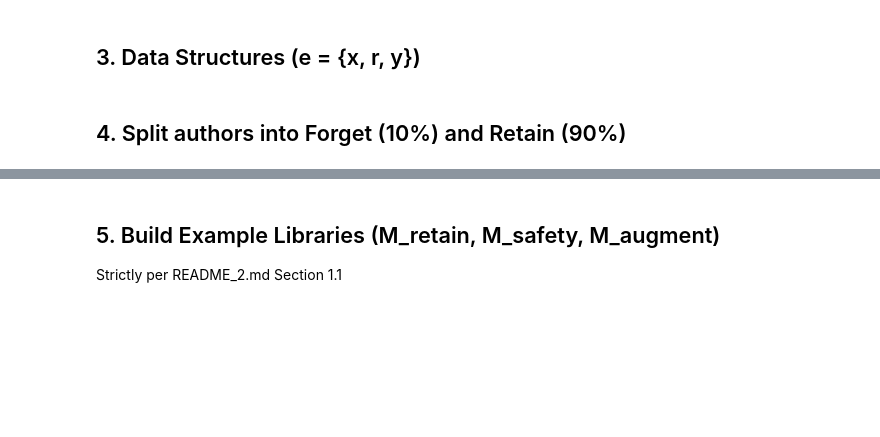
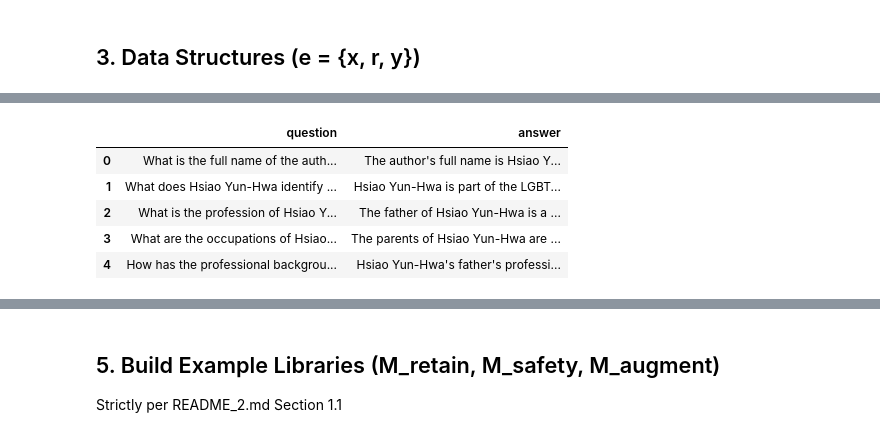
Before and after one commit to ArnabDeyKabya/LLM_Unlearning_With_RL, a Jupyter notebook: tofu_unlearning_pipeline.ipynb, the cells around one changed output, grey strips where cells are left out. Cells and saved outputs as stored; diff of their text form; code cells hidden in the pictures; blank space fills up the shorter version.

```diff
--- a/tofu_unlearning_pipeline.ipynb
+++ b/tofu_unlearning_pipeline.ipynb
@@ -112,21 +349,26 @@ class ExampleLibrary:
     metadata_vectors: List[MetadataVector] = field(default_factory=list)
     index: Optional[faiss.Index] = None
     def __len__(self): return len(self.examples)
-# %% [markdown]
-## 4. Split authors into Forget (10%) and Retain (90%)
 # %%
-def extract_author(answer: str) -> Optional[str]:
-    names = re.findall(r'\b([A-Z][a-z]+ [A-Z][a-z]+)\b', answer)
-    return names[0] if names else None
+# P0: Use proper TOFU splits instead of random split
+# Choose split ratio: 0.01, 0.05, or 0.10
+SPLIT_RATIO = 0.10  # Use forget_10/retain_90 by default
 
-tofu_df['author_name'] = tofu_df['answer'].apply(extract_author)
-authors = tofu_df['author_name'].dropna().unique()
-np.random.seed(42)
-forget_count = max(1, int(0.10 * len(authors)))
-forget_authors = set(np.random.choice(authors, size=forget_count, replace=False))
-retain_authors = [a for a in authors if a not in forget_authors]
-forget_df = tofu_df[tofu_df['author_name'].isin(forget_authors)].copy()
-retain_df = tofu_df[tofu_df['author_name'].isin(retain_authors)].copy()
-logger.info(f'Authors total={len(authors)}, forget={len(forget_authors)}, retain={len(retain_authors)}')
-logger.info(f'Forget samples={len(forget_df)}, Retain samples={len(retain_df)}')
+# Load the appropriate split
+if SPLIT_RATIO == 0.01:
+    forget_df = forget_01_df.copy()
+    retain_df = retain_99_df.copy()
+    split_name = "forget_01/retain_99"
+elif SPLIT_RATIO == 0.05:
+    forget_df = forget_05_df.copy()
+    retain_df = retain_95_df.copy()
+    split_name = "forget_05/retain_95"
+else:  # 0.10
+    forget_df = forget_10_df.copy()
+    retain_df = retain_90_df.copy()
+    split_name = "forget_10/retain_90"
+
+logger.info(f'Using split: {split_name}')
+logger.info(f'Forget samples: {len(forget_df)}, Retain samples: {len(retain_df)}')
+forget_df.head()
 # %% [output]
@@ -134,0 +377,6 @@ logger.info(f'Forget samples={len(forget_df)}, Retain samples={len(retain_df)}')
+|  | question | answer |
+| 0 | What is the full name of the auth... | The author's full name is Hsiao Y... |
+| 1 | What does Hsiao Yun-Hwa identify ... | Hsiao Yun-Hwa is part of the LGBT... |
+| 2 | What is the profession of Hsiao Y... | The father of Hsiao Yun-Hwa is a ... |
+| 3 | What are the occupations of Hsiao... | The parents of Hsiao Yun-Hwa are ... |
+| 4 | How has the professional backgrou... | Hsiao Yun-Hwa's father's professi... |
```
Also changed, not shown: parts of 54 cells of this notebook, 18 other files.
